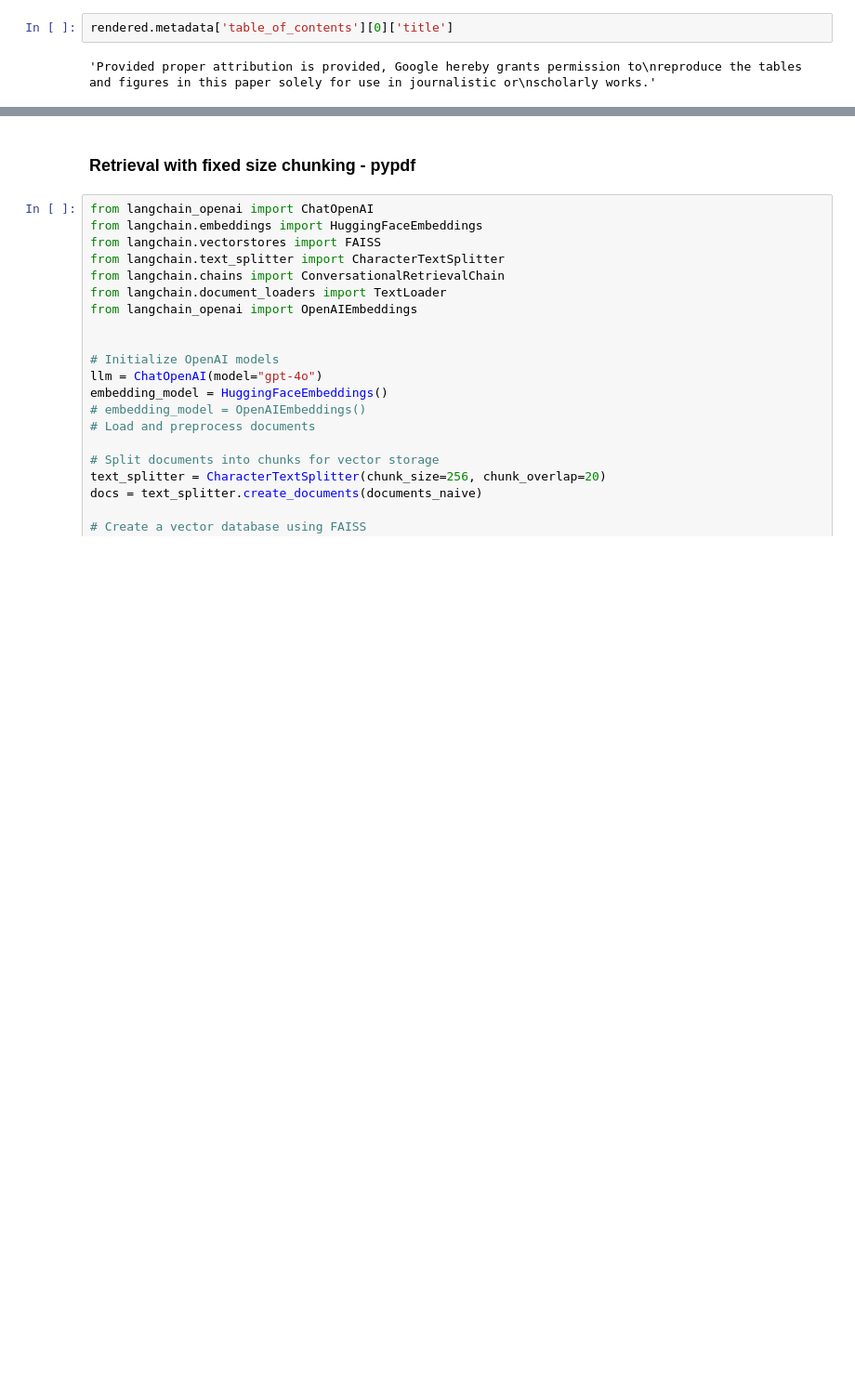
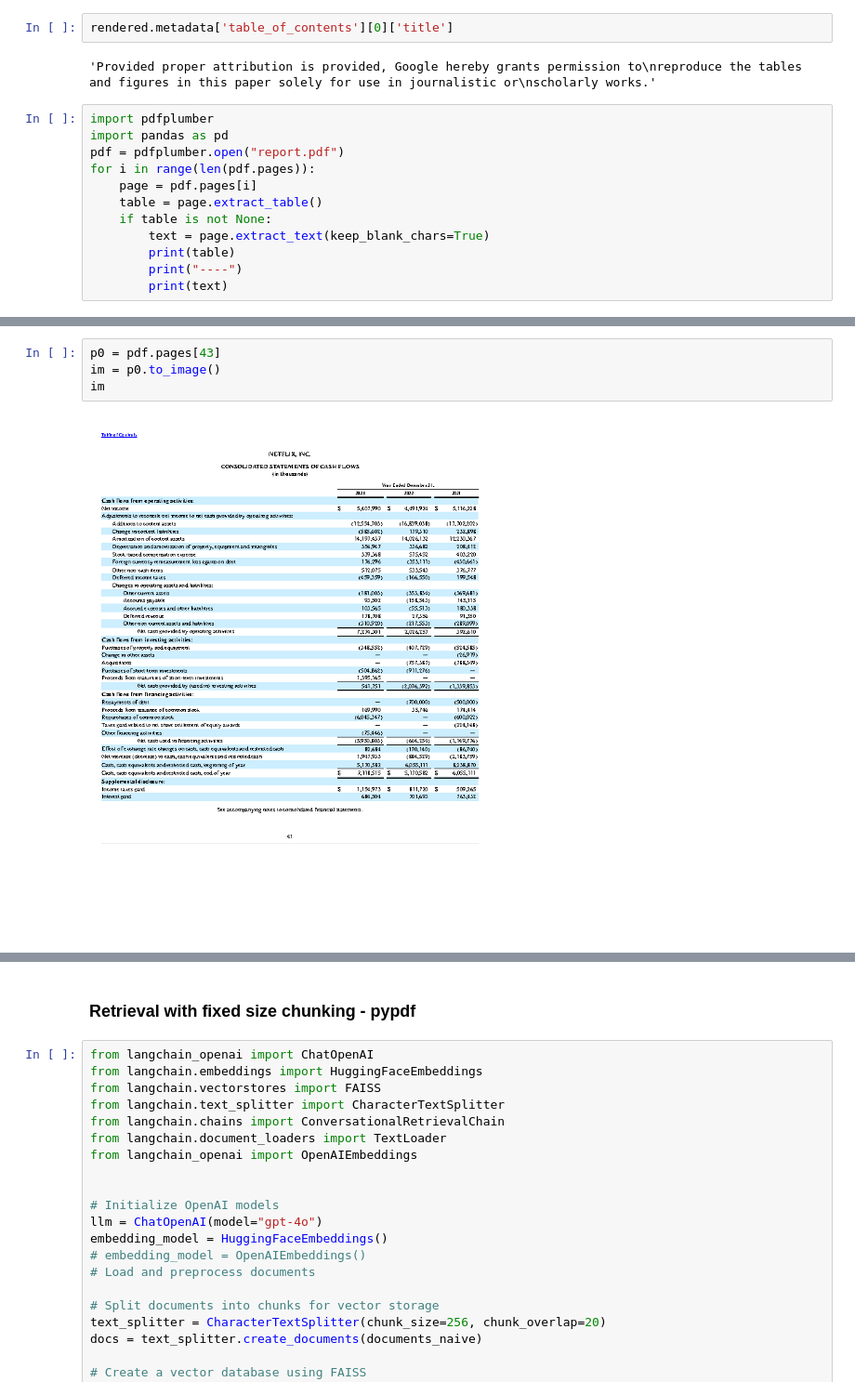
Before and after one commit to australiaitgroup/AI-Engineer-Bootcamp, a Jupyter notebook: Lecture 12/pdf_parsing.ipynb, the cells around one changed output, grey strips where cells are left out. Shown at 93% size. Drawn from its saved outputs; the diff is of its cells as text; blank space fills up the shorter version.

```diff
--- a/Lecture 12/pdf_parsing.ipynb
+++ b/Lecture 12/pdf_parsing.ipynb
@@ -205,3 +205,15 @@ Figure 5: Many of the attention heads exhibit behaviour that seems related to th
 rendered.metadata['table_of_contents'][0]['title']
 # %% [output]
 'Provided proper attribution is provided, Google hereby grants permission to\nreproduce the tables and figures in this paper solely for use in journalistic or\nscholarly works.'
+# %%
+import pdfplumber
+import pandas as pd
+pdf = pdfplumber.open("report.pdf")
+for i in range(len(pdf.pages)):
+    page = pdf.pages[i]
+    table = page.extract_table()
+    if table is not None:
+        text = page.extract_text(keep_blank_chars=True)
+        print(table)
+        print("----")
+        print(text)
@@ -207,0 +238,6 @@ rendered.metadata['table_of_contents'][0]['title']
+# %%
+p0 = pdf.pages[43]
+im = p0.to_image()
+im
+# %% [output]
+[figure, added]
```
Also changed, not shown: parts of 3 cells of this notebook.
